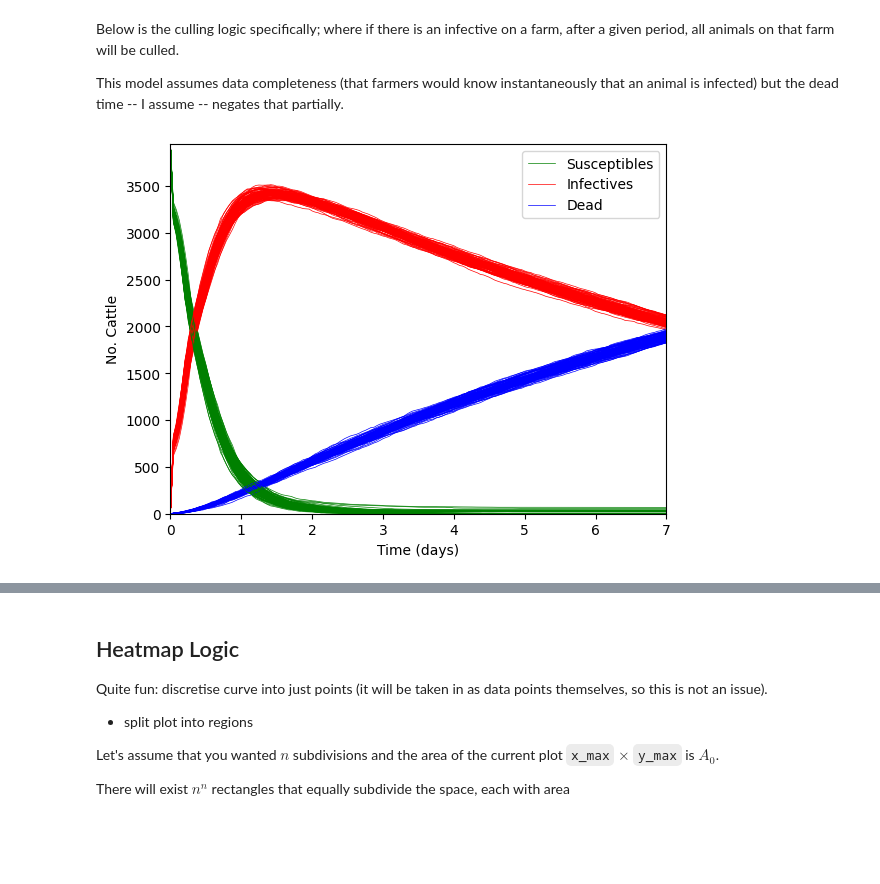
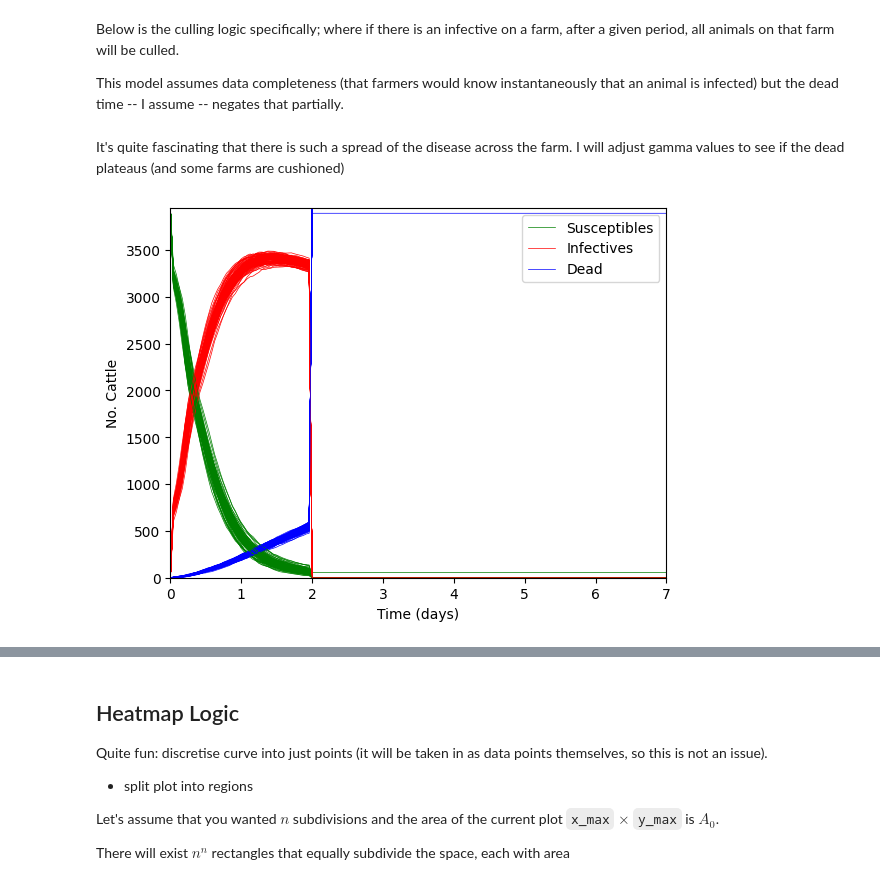
Before and after one commit to r-okotie179/diseaseModelling, a Jupyter notebook: culling_and_policy.ipynb, the cells around one changed output, grey strips where cells are left out. Cells and saved outputs as stored; diff of their text form; code cells hidden in the pictures; blank space fills up the shorter version.

```diff
--- a/culling_and_policy.ipynb
+++ b/culling_and_policy.ipynb
@@ -412,8 +412,10 @@ def culling(dead_time, iterations, simulation_duration, neighbour_culling = Fals
                 delta_helper(node)
 
                 if G.nodes[node]["dI"] > 0 and not G.nodes[node]["detected"]:
-                    G.nodes[node]["counter"] += 1 #counter. in days (to change elsewhere)
                     G.nodes[node]["detected"] = True
+
+                if G.nodes[node]["detected"]:
+                    G.nodes[node]["counter"] += 1 #counter. in unit dependent on dt
 
                 if G.nodes[node]["counter"] >= dead_time:
                     # override the calculated value
@@ -446,10 +448,10 @@ def culling(dead_time, iterations, simulation_duration, neighbour_culling = Fals
         plt.ylabel("No. Cattle")
 
         plt.legend()
+# %% [markdown]
+It's quite fascinating that there is such a spread of the disease across the farm. I will adjust gamma values to see if the dead plateaus (and some farms are cushioned)
 # %%
-# no culling policy
-
-culling(2, 100, 7)
+culling(48, 100, 7)
 plt.show()
 # %% [output]
-[figure, old version]
+[figure, new version]
```
Also changed, not shown: parts of 5 cells of this notebook.
